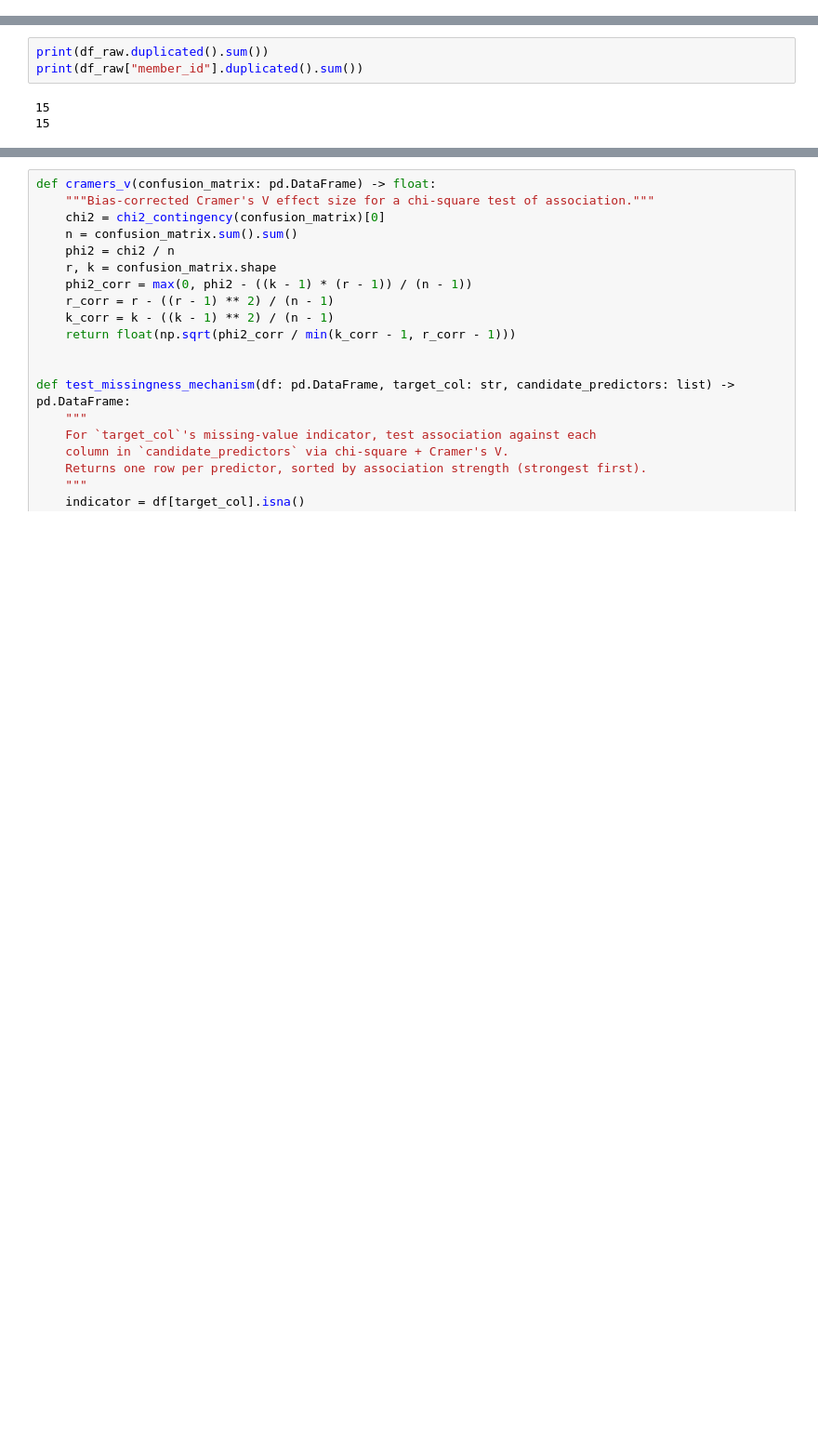
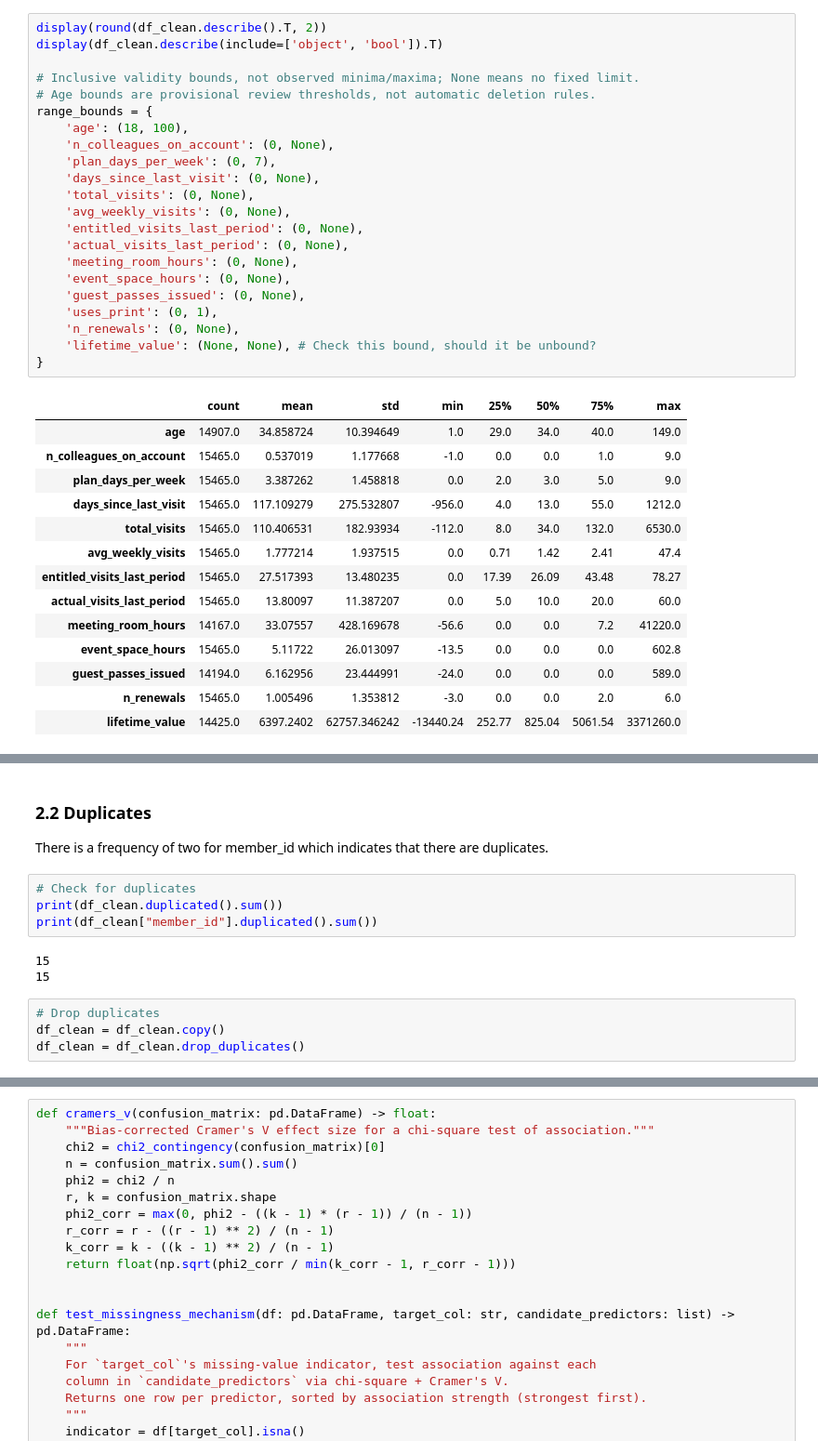
Before and after one commit to arfarfq/data_mining, a Jupyter notebook: notebooks/EDA.ipynb, the cells around one changed output, grey strips where cells are left out. Shown at 93% size. Cells and saved outputs as stored; diff of their text form; blank space fills up the shorter version.

```diff
--- a/notebooks/EDA.ipynb
+++ b/notebooks/EDA.ipynb
@@ -96,0 +298,37 @@ dtype: float64
+# %%
+display(round(df_clean.describe().T, 2))
+display(df_clean.describe(include=['object', 'bool']).T)
+
+# Inclusive validity bounds, not observed minima/maxima; None means no fixed limit.
+# Age bounds are provisional review thresholds, not automatic deletion rules.
+range_bounds = {
+    'age': (18, 100),
+    'n_colleagues_on_account': (0, None),
+    'plan_days_per_week': (0, 7),
+    'days_since_last_visit': (0, None),
+    'total_visits': (0, None),
+    'avg_weekly_visits': (0, None),
+    'entitled_visits_last_period': (0, None),
+    'actual_visits_last_period': (0, None),
+    'meeting_room_hours': (0, None),
+    'event_space_hours': (0, None),
+    'guest_passes_issued': (0, None),
+    'uses_print': (0, 1),
+    'n_renewals': (0, None),
+    'lifetime_value': (None, None), # Check this bound, should it be unbound?
+}
+# %% [output]
+|  | count | mean | std | min | 25% | 50% | 75% | max |
+| age | 14907.0 | 34.858724 | 10.394649 | 1.0 | 29.0 | 34.0 | 40.0 | 149.0 |
+| n_colleagues_on_account | 15465.0 | 0.537019 | 1.177668 | -1.0 | 0.0 | 0.0 | 1.0 | 9.0 |
+| plan_days_per_week | 15465.0 | 3.387262 | 1.458818 | 0.0 | 2.0 | 3.0 | 5.0 | 9.0 |
+| days_since_last_visit | 15465.0 | 117.109279 | 275.532807 | -956.0 | 4.0 | 13.0 | 55.0 | 1212.0 |
+| total_visits | 15465.0 | 110.406531 | 182.93934 | -112.0 | 8.0 | 34.0 | 132.0 | 6530.0 |
+| avg_weekly_visits | 15465.0 | 1.777214 | 1.937515 | 0.0 | 0.71 | 1.42 | 2.41 | 47.4 |
+| entitled_visits_last_period | 15465.0 | 27.517393 | 13.480235 | 0.0 | 17.39 | 26.09 | 43.48 | 78.27 |
+| actual_visits_last_period | 15465.0 | 13.80097 | 11.387207 | 0.0 | 5.0 | 10.0 | 20.0 | 60.0 |
+| meeting_room_hours | 14167.0 | 33.07557 | 428.169678 | -56.6 | 0.0 | 0.0 | 7.2 | 41220.0 |
+| event_space_hours | 15465.0 | 5.11722 | 26.013097 | -13.5 | 0.0 | 0.0 | 0.0 | 602.8 |
+| guest_passes_issued | 14194.0 | 6.162956 | 23.444991 | -24.0 | 0.0 | 0.0 | 0.0 | 589.0 |
+| n_renewals | 15465.0 | 1.005496 | 1.353812 | -3.0 | 0.0 | 0.0 | 2.0 | 6.0 |
+| lifetime_value | 14425.0 | 6397.2402 | 62757.346242 | -13440.24 | 252.77 | 825.04 | 5061.54 | 3371260.0 |
@@ -97,6 +352,14 @@ dtype: float64
+# %% [markdown]
+### 2.2 Duplicates
+There is a frequency of two for member_id which indicates that there are duplicates.
 # %%
-print(df_raw.duplicated().sum())
-print(df_raw["member_id"].duplicated().sum())
+# Check for duplicates
+print(df_clean.duplicated().sum())
+print(df_clean["member_id"].duplicated().sum())
 # %% [output]
 15
 15
+# %%
+# Drop duplicates
+df_clean = df_clean.copy()
+df_clean = df_clean.drop_duplicates()
```
Also changed, not shown: parts of 21 cells of this notebook, 3 other files.
